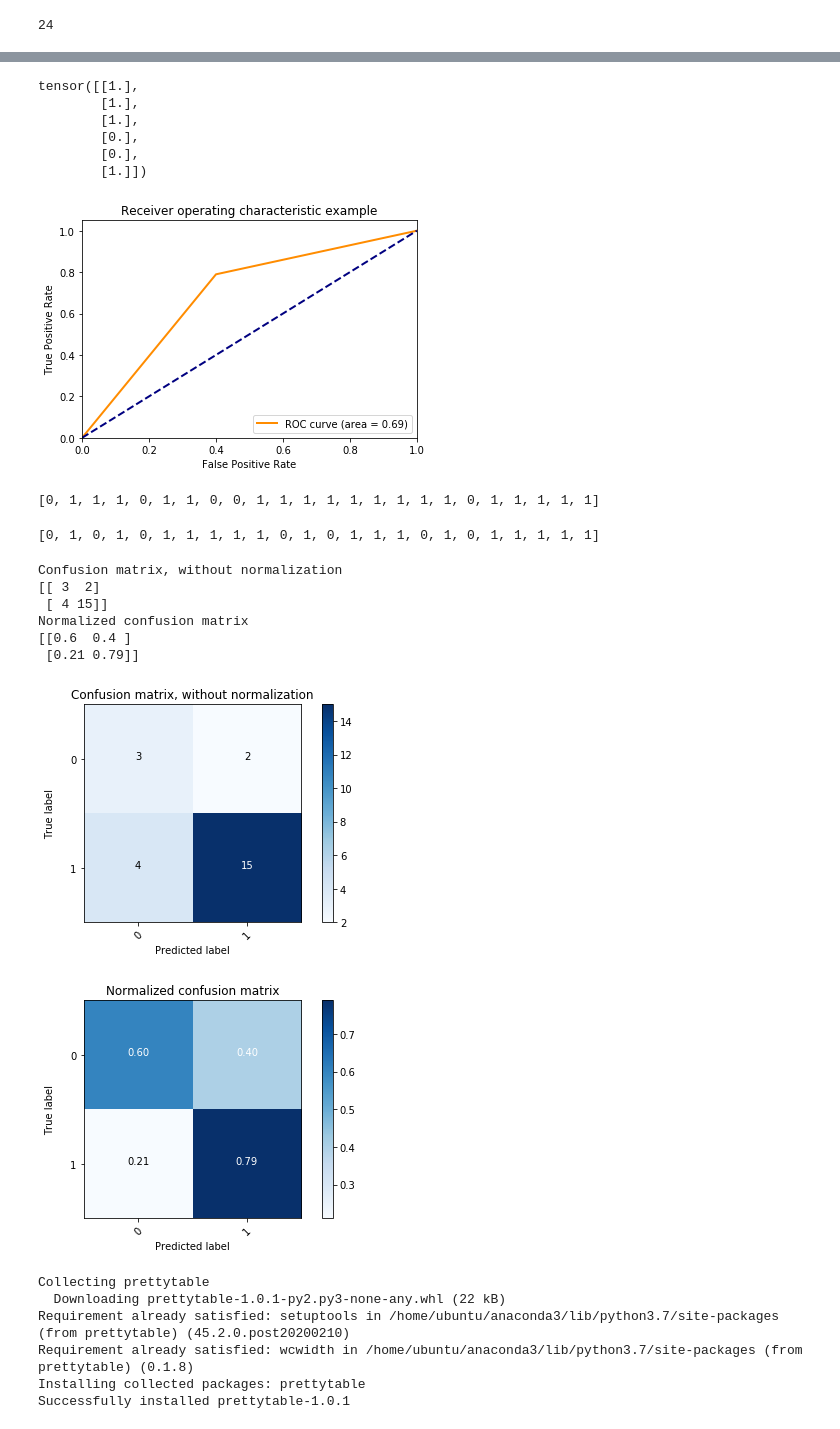
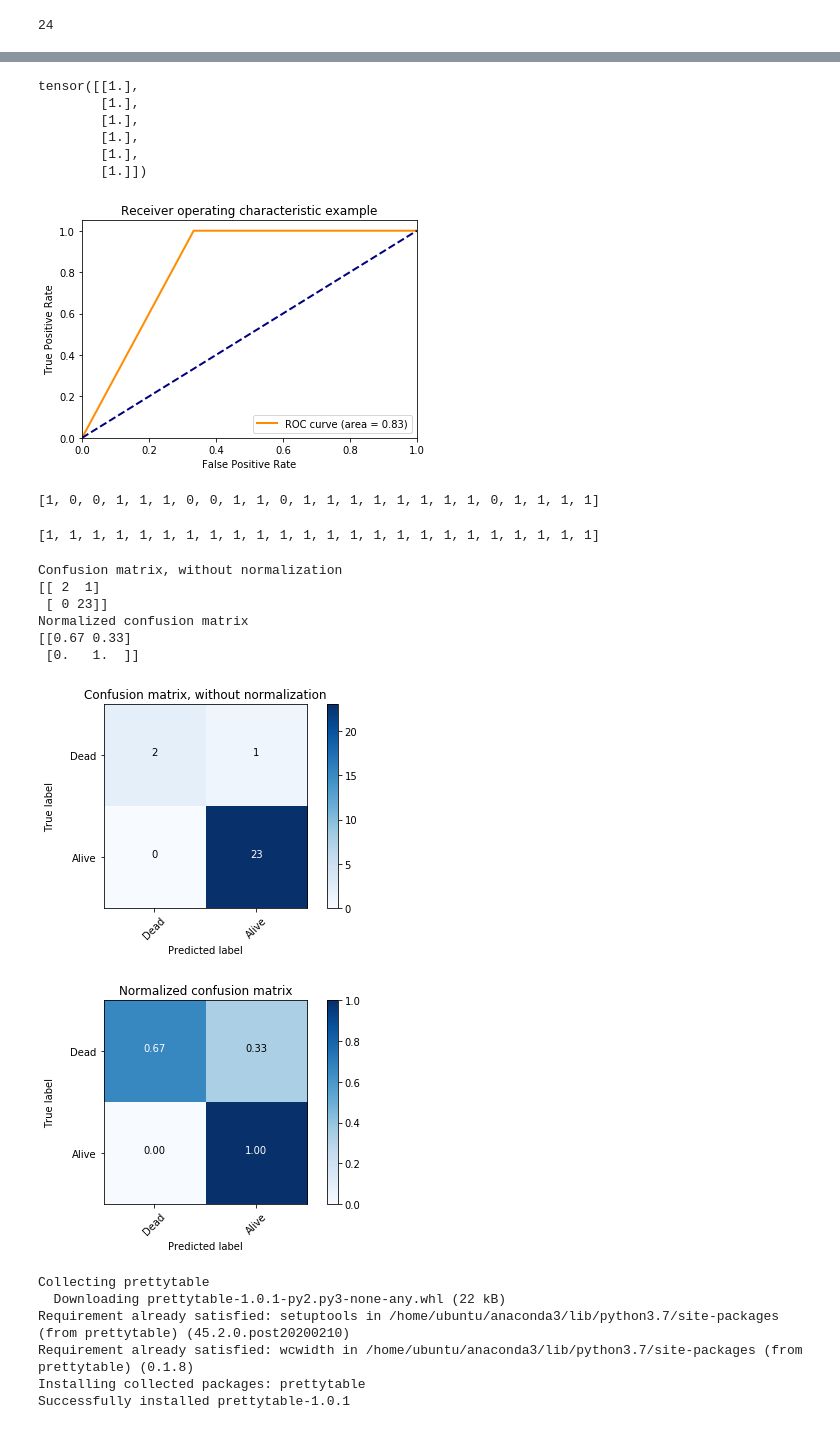
Before and after one commit to michalmac89/cs230finalproject, a Jupyter notebook: Survival_Prediction/ProgNet.ipynb, the cells around one changed output, grey strips where cells are left out. Saved outputs shown, nothing was run; the diff lists cells and outputs as text; code cells hidden in the pictures.

```diff
--- a/Survival_Prediction/ProgNet.ipynb
+++ b/Survival_Prediction/ProgNet.ipynb
@@ -1001,6 +1005,7 @@ class Combine(nn.Module):
                 if phase == 'dev'  and epoch_acc > best_acc:
                     best_acc = epoch_acc
                     best_model_wts = copy.deepcopy(self.state_dict())
+                    torch.save(model.state_dict(), 'best_2.pth')
                 logs[prefix + 'log loss'] = epoch_loss.item()
                 logs[prefix + 'accuracy'] = epoch_acc.item()
             liveloss.update(logs)
@@ -1082,7 +1087,7 @@ dataset_sizes['test']
 model_ft.eval()
 labels_all = []
 preds_all = []
-for i, (images, labels) in enumerate(dl_test):
+for i, (images, labels) in enumerate(dl_dev):
     output = model_ft(images)
     preds =  torch.round(output)
     labels_all += labels
@@ -1141,14 +1144,16 @@ import pandas as pd
 nb_classes = 2
 y_true = list()
 y_pred = list()
+outputs_l = list()
 with torch.no_grad():
     confusion_matrix = torch.zeros(nb_classes, nb_classes)
-    for i, (images, labels) in enumerate(dl_test):
+    for i, (images, labels) in enumerate(dl_dev):
         outputs = model_ft(images)
         print("outputs: ", outputs)
         print("labels: ", labels)
         preds = (outputs>0.5).float()
         y_true += list(labels)
+        outputs_l += list(outputs)
         y_pred += list(preds.data.int())
         for t, p in zip(labels, preds.view(-1)):
           confusion_matrix[t, p.long()] += 1
@@ -1208,8 +1225,8 @@ preds
 tensor([[1.],
         [1.],
         [1.],
-        [0.],
-        [0.],
+        [1.],
+        [1.],
         [1.]])
 # %%
 from sklearn import metrics
@@ -1231,18 +1248,18 @@ plt.title('Receiver operating characteristic example')
 plt.legend(loc="lower right")
 plt.show()
 # %% [output]
-[figure, old version]
+[figure, new version]
 # %%
 y_true
 # %% [output]
-[0, 1, 1, 1, 0, 1, 1, 0, 0, 1, 1, 1, 1, 1, 1, 1, 1, 1, 0, 1, 1, 1, 1, 1]
+[1, 0, 0, 1, 1, 1, 0, 0, 1, 1, 0, 1, 1, 1, 1, 1, 1, 1, 1, 0, 1, 1, 1, 1]
 # %%
 y_pred
 # %% [output]
-[0, 1, 0, 1, 0, 1, 1, 1, 1, 1, 0, 1, 0, 1, 1, 1, 0, 1, 0, 1, 1, 1, 1, 1]
+[1, 1, 1, 1, 1, 1, 1, 1, 1, 1, 1, 1, 1, 1, 1, 1, 1, 1, 1, 1, 1, 1, 1, 1]
 # %%
 import itertools
-def plot_confusion_matrix(cm, classes, normalize=False, title='Confusion matrix', cmap=None):
+def plot_confusion_matrix(cm, classes, normalize=False, title='Confusion matrix', cmap=None, figname = None):
     if normalize:
         cm = cm.astype('float')/cm.sum(axis=1)[:, np.newaxis]
         print("Normalized confusion matrix")
@@ -1255,43 +1272,44 @@ def plot_confusion_matrix(cm, classes, normalize=False, title='Confusion matrix'
     plt.figure()
     plt.imshow(cm, interpolation='nearest', cmap=cmap)
     plt.title(title)
     plt.colorbar()
     plt.xticks(np.arange(len(classes)),classes, rotation=45)
     plt.yticks(np.arange(len(classes)), classes)
 
     fmt = '.2f' if normalize else 'd'
     thresh = cm.max() /2.
     for i, j in itertools.product(range(cm.shape[0]), range(cm.shape[1])):
         plt.text(j,i, format(cm[i,j], fmt),
                 horizontalalignment="center",
                 color="white" if cm[i,j]> thresh else "black")
     plt.ylabel("True label", labelpad = 15)
     plt.xlabel("Predicted label")
     plt.ylim(1.5,-0.5)
     plt.tight_layout()
+    plt.savefig('confusion_matrix'+ figname + ".png")
 
 cnf_matrix = metrics.confusion_matrix(y_true, y_pred)
 np.set_printoptions(precision=2)
 
 # Plot non-normalized confusion matrix
 
-plot_confusion_matrix(cnf_matrix, classes=[0,1],
-                     title="Confusion matrix, without normalization")
+plot_confusion_matrix(cnf_matrix, classes=["Dead","Alive"],
+                     title="Confusion matrix, without normalization", figname="without_normalization")
 
 # Plot normalized confusion matrix
-plot_confusion_matrix(cnf_matrix, classes=[0,1], normalize=True,
-                     title="Normalized confusion matrix")
+plot_confusion_matrix(cnf_matrix, classes=["Dead","Alive"], normalize=True,
+                     title="Normalized confusion matrix", figname="with_normalization")
 
 plt.show()
 # %% [output]
 Confusion matrix, without normalization
-[[ 3  2]
- [ 4 15]]
+[[ 2  1]
+ [ 0 23]]
 Normalized confusion matrix
-[[0.6  0.4 ]
- [0.21 0.79]]
+[[0.67 0.33]
+ [0.   1.  ]]
-[figure, old version]
+[figure, new version]
-[figure, old version]
+[figure, new version]
 # %%
 !pip install prettytable
 # %% [output]
```
Also changed, not shown: parts of 71 cells of this notebook, 29 other files.
